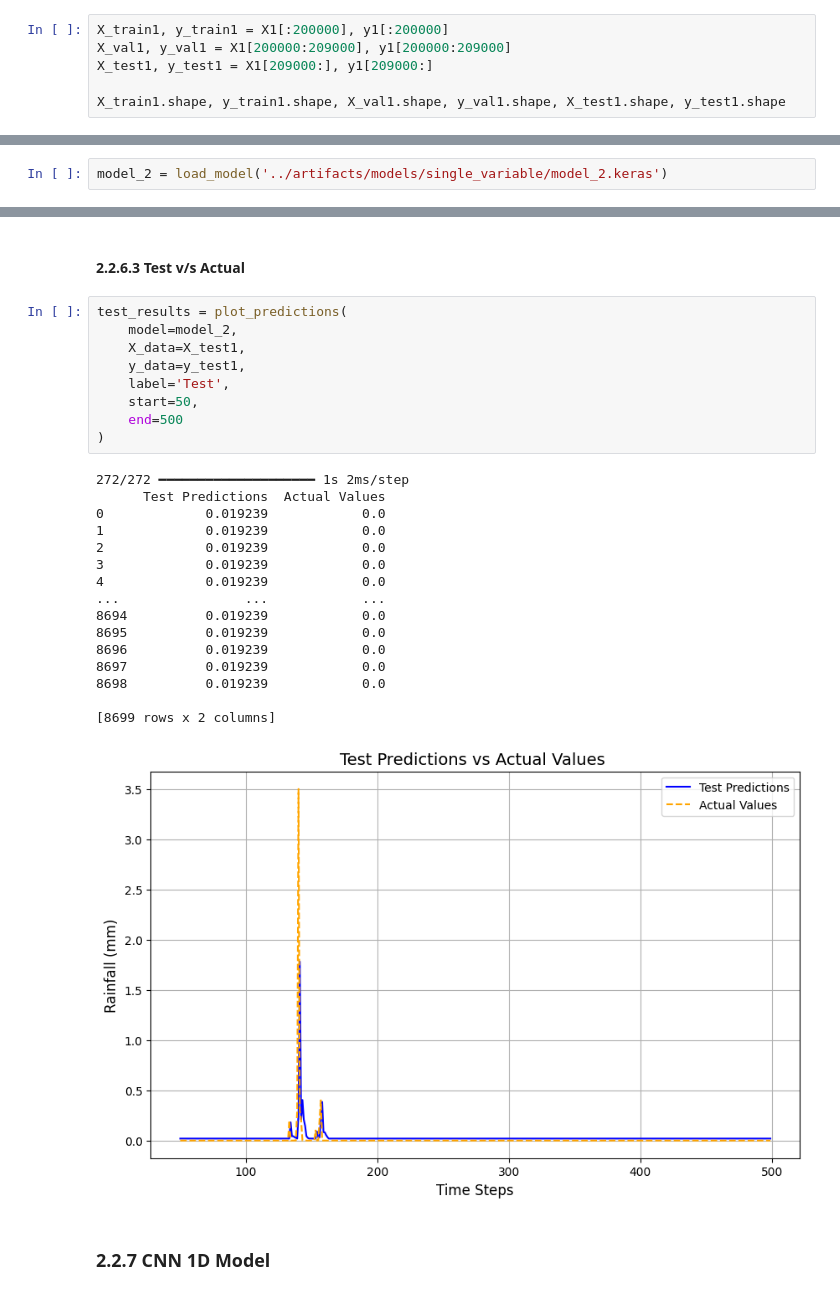
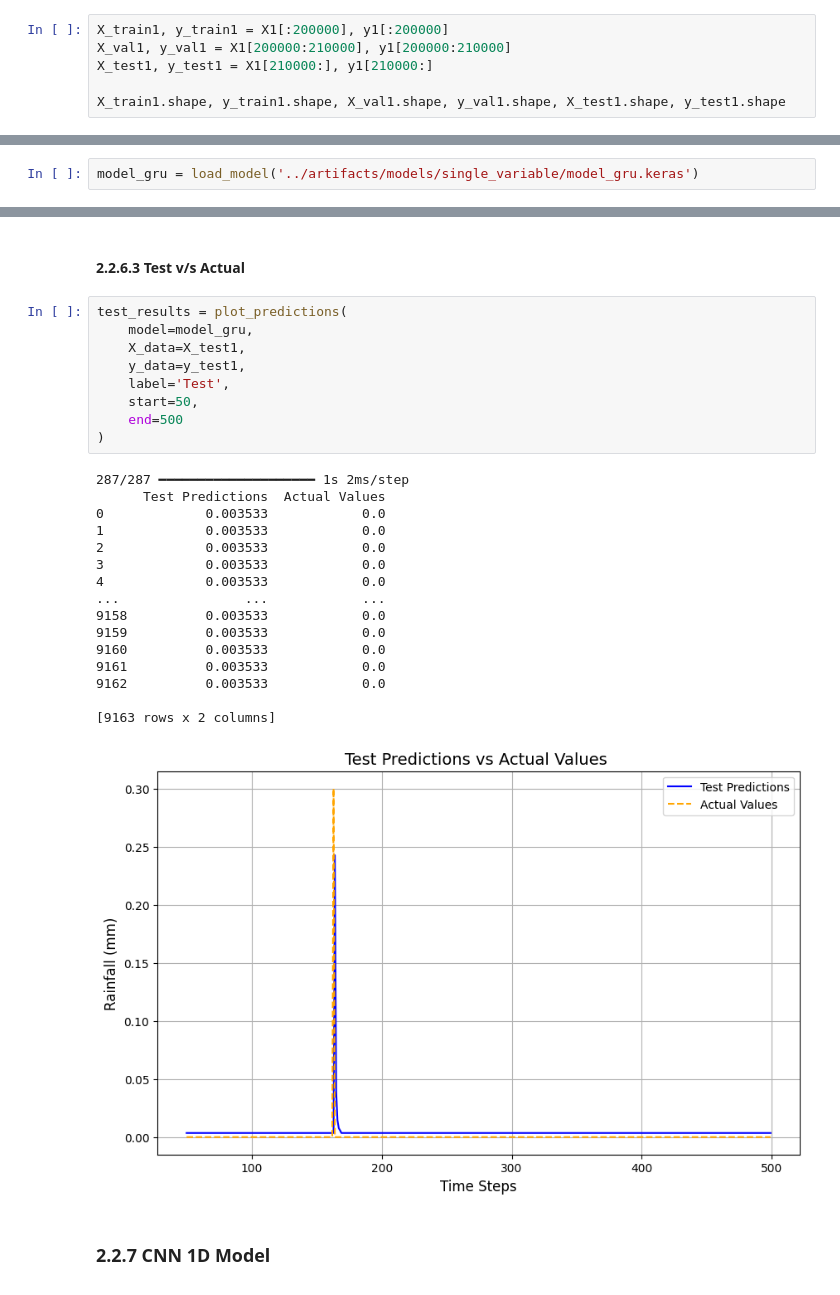
Before and after one commit to Kshitijk14/model-cloud-burst, a Jupyter notebook: notebooks/03-1_var_time_series_forecasting_cloud_burst.ipynb, the cells around one changed output, grey strips where cells are left out. Saved outputs shown, nothing was run; the diff lists cells and outputs as text.

```diff
--- a/notebooks/03-1_var_time_series_forecasting_cloud_burst.ipynb
+++ b/notebooks/03-1_var_time_series_forecasting_cloud_burst.ipynb
@@ -150,8 +162,8 @@ X1.shape, y1.shape
 ### 2.2.4 Train Test Val Split
 # %%
 X_train1, y_train1 = X1[:200000], y1[:200000]
-X_val1, y_val1 = X1[200000:209000], y1[200000:209000]
-X_test1, y_test1 = X1[209000:], y1[209000:]
+X_val1, y_val1 = X1[200000:210000], y1[200000:210000]
+X_test1, y_test1 = X1[210000:], y1[210000:]
 
 X_train1.shape, y_train1.shape, X_val1.shape, y_val1.shape, X_test1.shape, y_test1.shape
 # %% [output]
@@ -468,5 +483,5 @@ Epoch 2/2
 # %%
-model_2 = load_model('../artifacts/models/single_variable/model_2.keras')
+model_gru = load_model('../artifacts/models/single_variable/model_gru.keras')
 # %% [markdown]
 #### 2.2.6.1 Train v/s Actual
 # %%
@@ -527,30 +542,30 @@ val_results = plot_predictions(
 #### 2.2.6.3 Test v/s Actual
 # %%
 test_results = plot_predictions(
-    model=model_2,
+    model=model_gru,
     X_data=X_test1,
     y_data=y_test1,
     label='Test',
     start=50,
     end=500
 )
 # %% [output]
-272/272 ━━━━━━━━━━━━━━━━━━━━ 1s 2ms/step
+287/287 ━━━━━━━━━━━━━━━━━━━━ 1s 2ms/step
       Test Predictions  Actual Values
-0             0.019239            0.0
-1             0.019239            0.0
-2             0.019239            0.0
-3             0.019239            0.0
-4             0.019239            0.0
+0             0.003533            0.0
+1             0.003533            0.0
+2             0.003533            0.0
+3             0.003533            0.0
+4             0.003533            0.0
 ...                ...            ...
-8694          0.019239            0.0
-8695          0.019239            0.0
-8696          0.019239            0.0
-8697          0.019239            0.0
-8698          0.019239            0.0
+9158          0.003533            0.0
+9159          0.003533            0.0
+9160          0.003533            0.0
+9161          0.003533            0.0
+9162          0.003533            0.0
 
-[8699 rows x 2 columns]
+[9163 rows x 2 columns]
-[figure, old version]
+[figure, new version]
 # %% [markdown]
 ### 2.2.7 CNN 1D Model
 # %%
```
Also changed, not shown: parts of 25 cells of this notebook, 20 other files.
